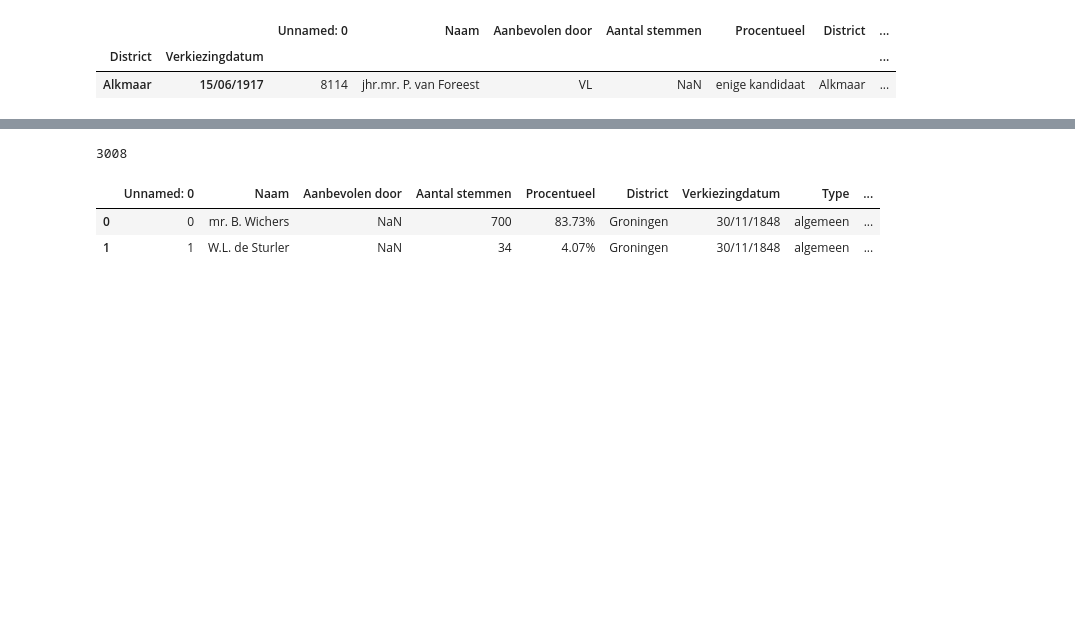
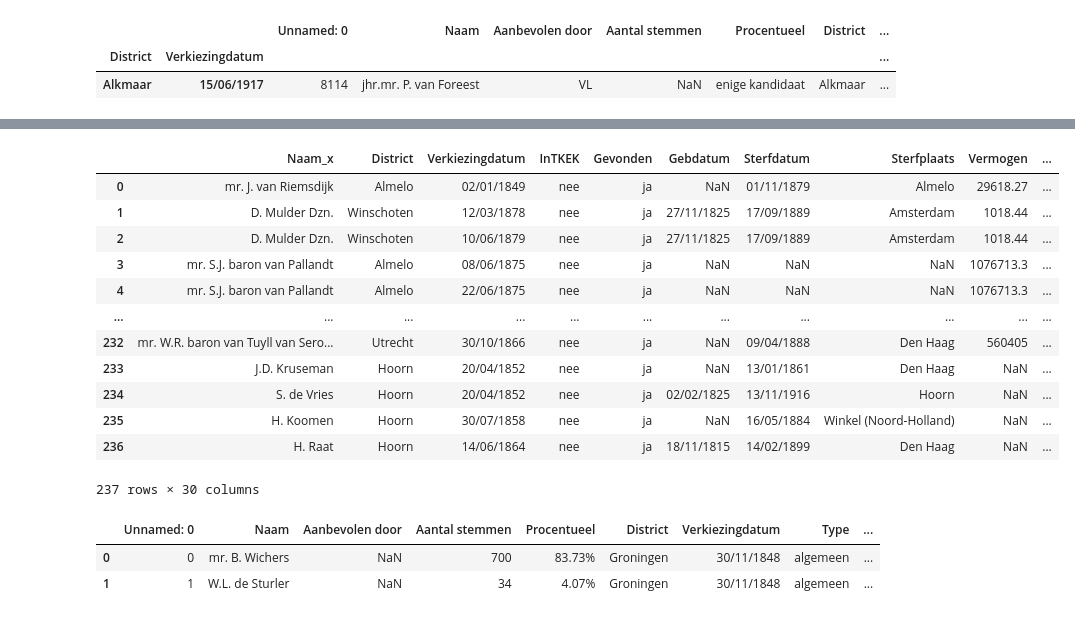
Before and after one commit to basm92/Polrents, a Jupyter notebook: Code/data_to_analysis_matched.ipynb, the cells around one changed output, grey strips where cells are left out. Cells and saved outputs as stored; diff of their text form; code cells hidden in the pictures; blank space fills up the shorter version.

Commit message:
Merge df, now look for polid nos

```diff
--- a/Code/data_to_analysis.ipynb
+++ b/Code/data_to_analysis_matched.ipynb
@@ -172,12 +152,26 @@ allwinners_df.head(15)
 # %%
 # What to do?
 
 ## Step 1: Take all nonpoliticians
 ## Merge it with allwinners_df on the basis of District, Verkiezingsdatum
+nonpoliticians.merge(allwinners_df, how="left", left_on=['District', 'Verkiezingdatum'], right_on = ['District', 'Verkiezingdatum'])
+
 ## Join with how='left', left nonpoliticians,
 ## Check what to do in case of double matches (I want to keep all)
 # %% [output]
+|  | Naam_x | District | Verkiezingdatum | InTKEK | Gevonden | Gebdatum | Sterfdatum | Sterfplaats | Vermogen | ... |
+| 0 | mr. J. van Riemsdijk | Almelo | 02/01/1849 | nee | ja | NaN | 01/11/1879 | Almelo | 29618.27 | ... |
+| 1 | D. Mulder Dzn. | Winschoten | 12/03/1878 | nee | ja | 27/11/1825 | 17/09/1889 | Amsterdam | 1018.44 | ... |
+| 2 | D. Mulder Dzn. | Winschoten | 10/06/1879 | nee | ja | 27/11/1825 | 17/09/1889 | Amsterdam | 1018.44 | ... |
+| 3 | mr. S.J. baron van Pallandt | Almelo | 08/06/1875 | nee | ja | NaN | NaN | NaN | 1076713.3 | ... |
+| 4 | mr. S.J. baron van Pallandt | Almelo | 22/06/1875 | nee | ja | NaN | NaN | NaN | 1076713.3 | ... |
+| ... | ... | ... | ... | ... | ... | ... | ... | ... | ... | ... |
+| 232 | mr. W.R. baron van Tuyll van Sero... | Utrecht | 30/10/1866 | nee | ja | NaN | 09/04/1888 | Den Haag | 560405 | ... |
+| 233 | J.D. Kruseman | Hoorn | 20/04/1852 | nee | ja | NaN | 13/01/1861 | Den Haag | NaN | ... |
+| 234 | S. de Vries | Hoorn | 20/04/1852 | nee | ja | 02/02/1825 | 13/11/1916 | Hoorn | NaN | ... |
+| 235 | H. Koomen | Hoorn | 30/07/1858 | nee | ja | NaN | 16/05/1884 | Winkel (Noord-Holland) | NaN | ... |
+| 236 | H. Raat | Hoorn | 14/06/1864 | nee | ja | 18/11/1815 | 14/02/1899 | Den Haag | NaN | ... |
-3008
+237 rows × 30 columns
 # %%
 election_to_winners = {}
 for i in tqdm(range(len(all_candidates_elections))):
```
Also changed, not shown: parts of 2 cells of this notebook.
